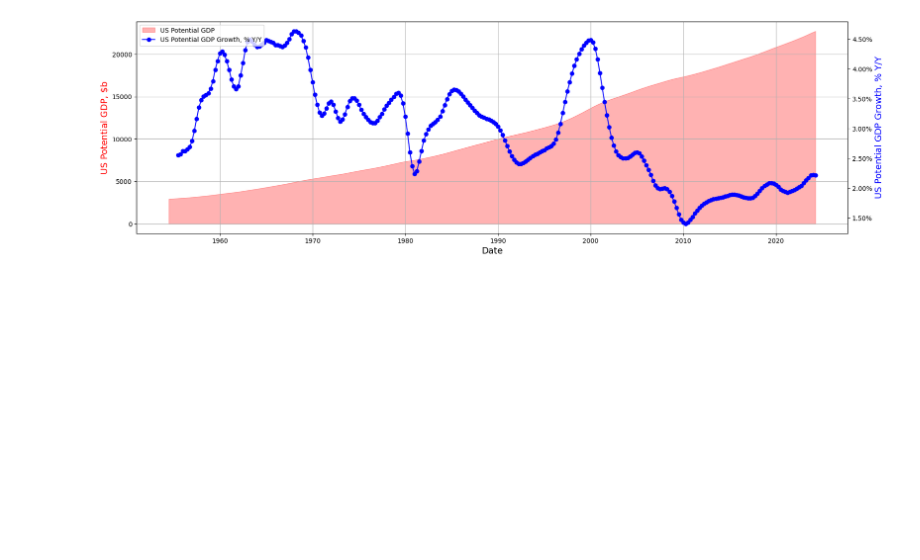
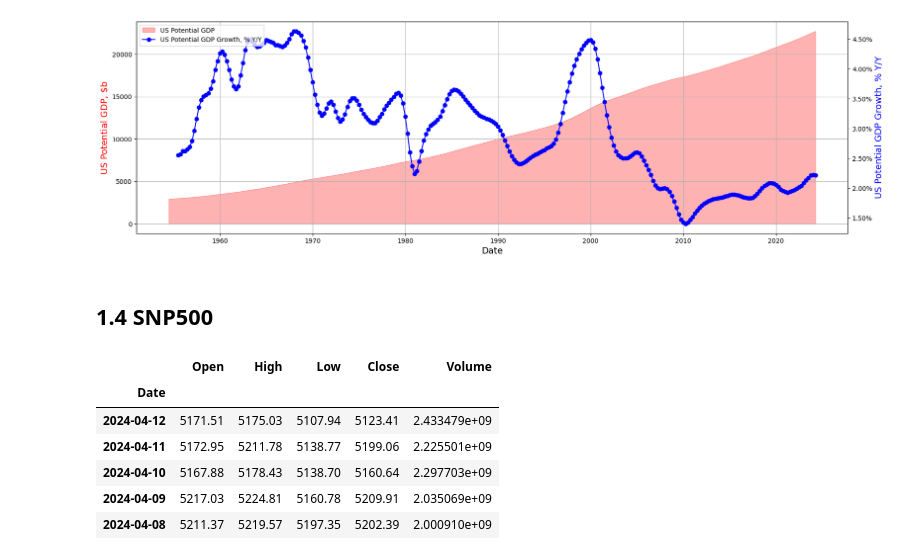
Before and after one commit to chiseanchang0727/Analytics-in-Stock-Markets, a Jupyter notebook: module1.ipynb, the cells around one changed output. Cells and saved outputs as stored; diff of their text form; code cells hidden in the pictures; blank space fills up the shorter version.

```diff
--- a/module1.ipynb
+++ b/module1.ipynb
@@ -87,3 +87,16 @@ ax2.legend(lines + lines2, labels + labels2, loc='upper left')
 plt.show()
 # %% [output]
 [figure]
+# %% [markdown]
+## 1.4 SNP500
+# %%
+spx_index = pdr.get_data_stooq('^SPX', start, end)
+spx_index.head()
+# %% [output]
+|  | Open | High | Low | Close | Volume |
+| Date |  |  |  |  |  |
+| 2024-04-12 | 5171.51 | 5175.03 | 5107.94 | 5123.41 | 2.433479e+09 |
+| 2024-04-11 | 5172.95 | 5211.78 | 5138.77 | 5199.06 | 2.225501e+09 |
+| 2024-04-10 | 5167.88 | 5178.43 | 5138.70 | 5160.64 | 2.297703e+09 |
+| 2024-04-09 | 5217.03 | 5224.81 | 5160.78 | 5209.91 | 2.035069e+09 |
+| 2024-04-08 | 5211.37 | 5219.57 | 5197.35 | 5202.39 | 2.000910e+09 |
```
Also changed, not shown: parts of 1 cell of this notebook, 2 other files.
